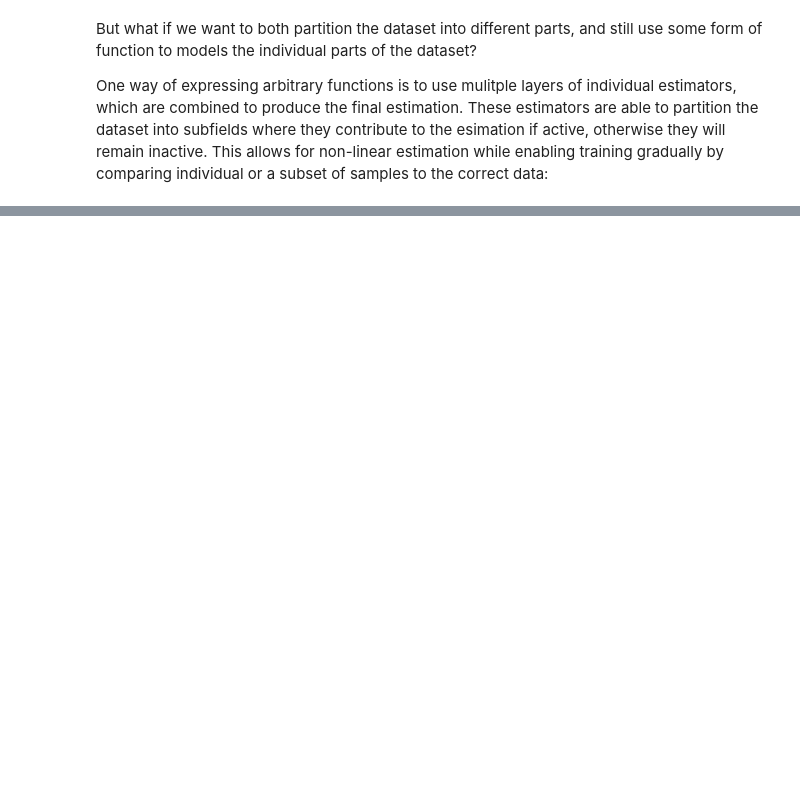
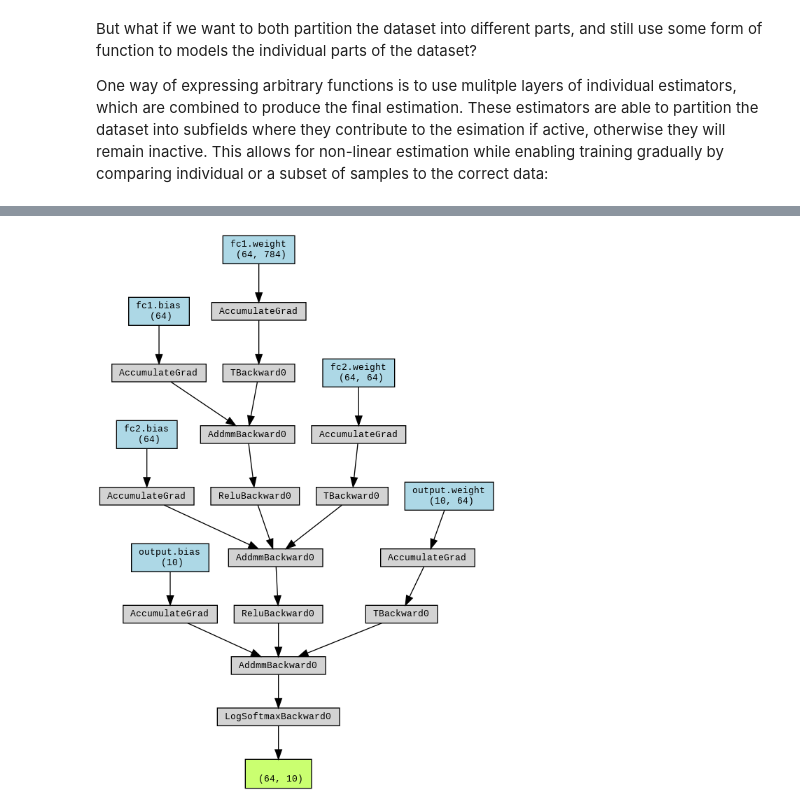
Before and after one commit to CecinestpasJonatan/MachineaLearningIntroNotebook, a Jupyter notebook: MachineLearningIntro.ipynb, the cells around one changed output, grey strips where cells are left out. Cells and saved outputs as stored; diff of their text form; code cells hidden in the pictures; blank space fills up the shorter version.

```diff
--- a/MachineLearningIntro.ipynb
+++ b/MachineLearningIntro.ipynb
@@ -572,0 +674,7 @@ Extracting /files/MNIST/raw/t10k-labels-idx1-ubyte.gz to /files/MNIST/raw
+# %%
+#@title Code
+batch = next(iter(train_loader))
+yhat = network(batch[0])
+make_dot(yhat, params=dict(list(network.named_parameters())))
+# %% [output]
+[figure, added]
```
Also changed, not shown: parts of 20 cells of this notebook.
